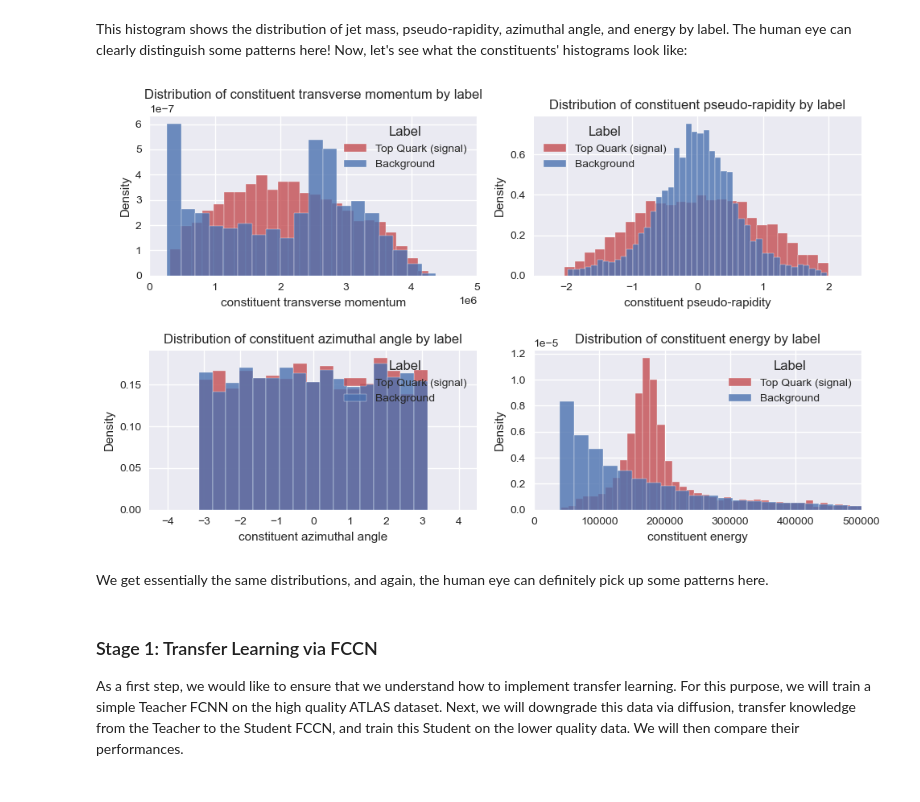
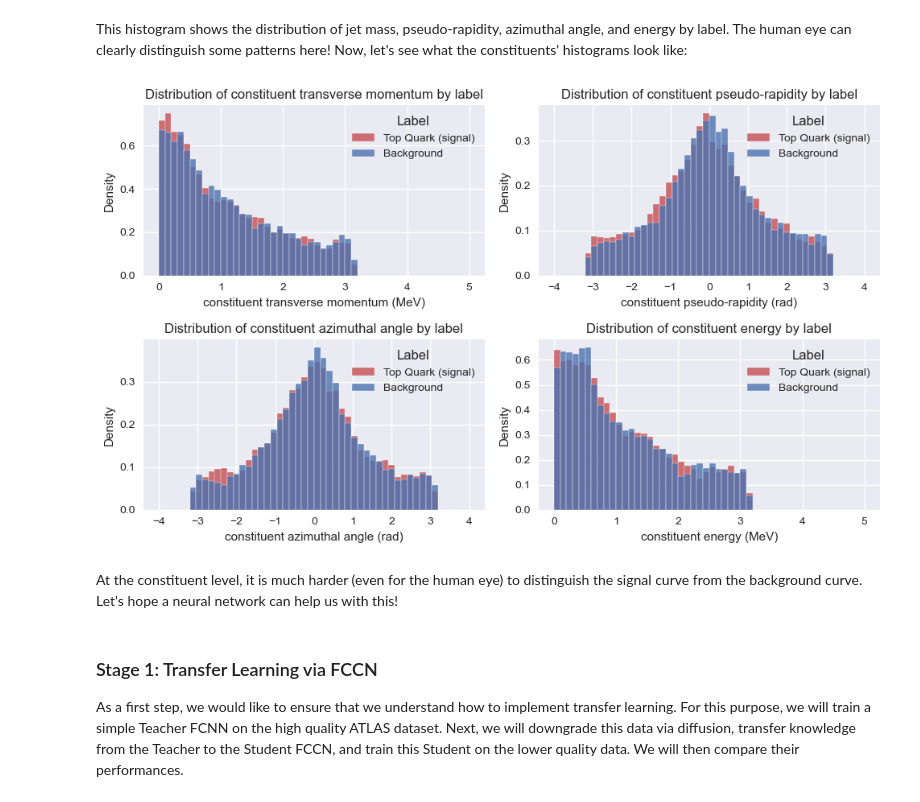
Before and after one commit to baron-de-montblanc/DL-Final-Project, a Jupyter notebook: workbook.ipynb, the cells around one changed output. Cells and saved outputs as stored; diff of their text form; code cells hidden in the pictures.

```diff
--- a/workbook.ipynb
+++ b/workbook.ipynb
@@ -46,11 +57,11 @@ plot_1D_distributions(data, labels, attribute='jet')
 # %% [markdown]
 This histogram shows the distribution of jet mass, pseudo-rapidity, azimuthal angle, and energy by label. The human eye can clearly distinguish some patterns here! Now, let's see what the constituents' histograms look like:
-# %%
-plot_1D_distributions(data, labels, attribute='constituents')
-# %% [output]
-[figure, removed]
-# %% [markdown]
-We get essentially the same distributions, and again, the human eye can definitely pick up some patterns here.
+# %%
+plot_1D_distributions(cons_data, cons_labels, cons_features, 50)
+# %% [output]
+[figure, added]
+# %% [markdown]
+At the constituent level, it is much harder (even for the human eye) to distinguish the signal curve from the background curve. Let's hope a neural network can help us with this!
 # %% [markdown]
 ### Stage 1: Transfer Learning via FCCN
 
```
Also changed, not shown: parts of 2 cells of this notebook, 2 other files.
